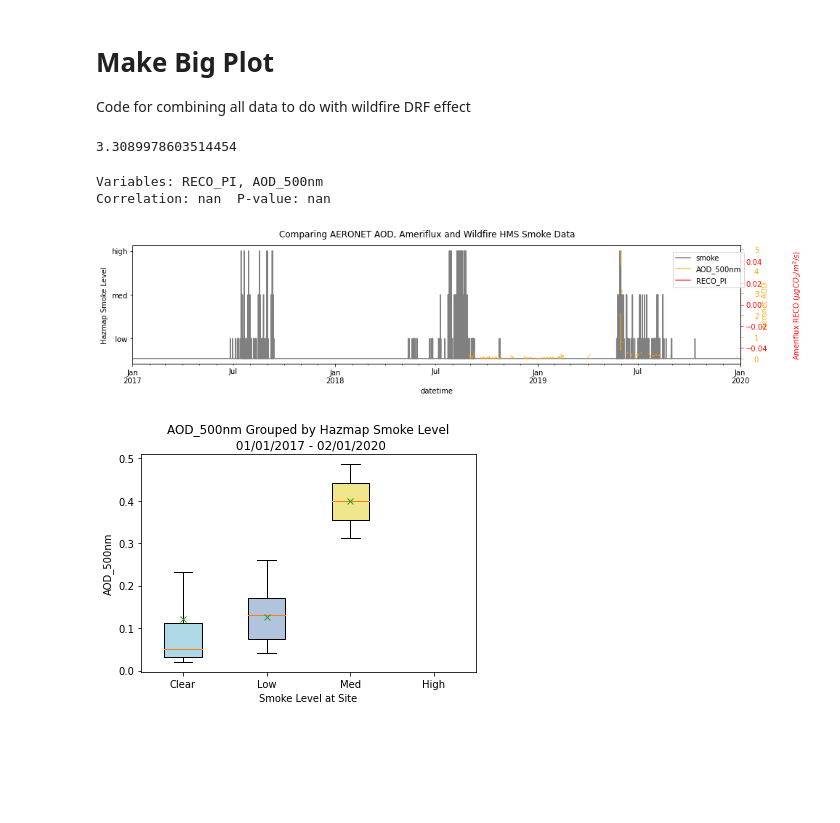
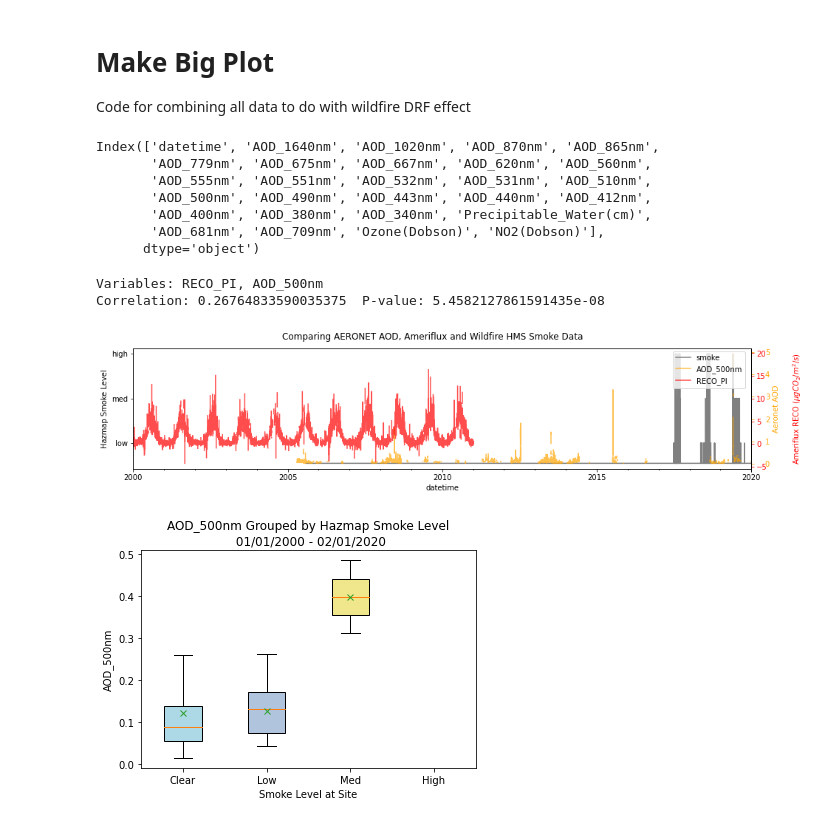
Before and after one commit to AndrewLoeppky/wildfire_drf, a Jupyter notebook: make_big_plot.ipynb, the cells around one changed output. Drawn from its saved outputs; the diff is of its cells as text; code cells hidden in the pictures; blank space fills up the shorter version.

```diff
--- a/make_big_plot.ipynb
+++ b/make_big_plot.ipynb
@@ -19,8 +19,18 @@ pd.options.display.max_rows = 10000
 ###############################################################
 
 # enter study start and end dates, formatted "dd/mm/yyyy"
-interval_start = "01/01/2017"
+interval_start = "01/01/2000"
 interval_end = "02/01/2020"
+
+# two variables would you like to run a spearman correlation on
+var1 = "RECO_PI"
+var2 = "AOD_500nm"
+
+# variable with which to make boxplots sorted by smoke lvl
+boxvar = "AOD_500nm"
+
+###############################################################
+###############################################################
 # %%
 # convert inputs to a pandas dataframe
 start = pd.to_datetime(interval_start, format="%d/%m/%Y")
@@ -42,6 +52,16 @@ hazmap["datetime"] = pd.to_datetime(hazmap["datetime"])
 
 fluxes = pd.read_csv(path_to_data + "OBS_ameriflux.csv")
 fluxes["datetime"] = pd.to_datetime(fluxes["datetime"])
+
+aeronet.keys()
+# %% [output]
+Index(['datetime', 'AOD_1640nm', 'AOD_1020nm', 'AOD_870nm', 'AOD_865nm',
+       'AOD_779nm', 'AOD_675nm', 'AOD_667nm', 'AOD_620nm', 'AOD_560nm',
+       'AOD_555nm', 'AOD_551nm', 'AOD_532nm', 'AOD_531nm', 'AOD_510nm',
+       'AOD_500nm', 'AOD_490nm', 'AOD_443nm', 'AOD_440nm', 'AOD_412nm',
+       'AOD_400nm', 'AOD_380nm', 'AOD_340nm', 'Precipitable_Water(cm)',
+       'AOD_681nm', 'AOD_709nm', 'Ozone(Dobson)', 'NO2(Dobson)'],
+      dtype='object')
 # %%
 # join all dataframes by date inside of spec interval
 full_dataset = interval_df.merge(aeronet, how="left", on="datetime")
@@ -52,10 +72,3 @@ full_dataset.to_csv("C:/Users/Owner/Wildfire_Smoke_Mckendry/data/out_data/drf_te
-# %%
-# calculate the covariance between any two variables
-cov = np.cov(full_dataset["smoke"], full_dataset["AOD_500nm"])
-
-cov[0,0]
-# %% [output]
-3.3089978603514454
 # %%
 def spearman_correlate(val1, val2):
     """
@@ -88,38 +101,37 @@ def spearman_correlate(val1, val2):
 # %%
 # plot the whole timeseries
 fig, ax1 = plt.subplots(figsize=(15,3))
 
 # hazmap
 full_dataset.plot("datetime", "smoke", ax=ax1, color="grey", legend=False)
 plt.yticks(ticks=[5,16,27], labels=["low", "med", "high"])
 ax1.set_ylabel("Hazmap Smoke Level")
 
 ax2 = ax1.twinx()
 full_dataset.plot("datetime", "AOD_500nm", ax=ax2, color="orange", alpha=0.7, legend=False)
 plt.yticks(color="orange")
 ax2.set_ylabel("Aeronet AOD", color="orange")
 ax2.tick_params(axis="y", color="orange", pad=15)
 
 ax3 = ax1.twinx()
 full_dataset.plot("datetime", "RECO_PI", ax=ax3, color="red", alpha=0.7, legend=False)
 plt.yticks(color="red")
 ax3.set_ylabel("Ameriflux RECO ($\mu g CO_2/m^2/s$)", color="red", labelpad=32)
 ax3.tick_params(axis="y", color="red")
 
 fig.suptitle("Comparing AERONET AOD, Ameriflux and Wildfire HMS Smoke Data")
 plt.figlegend(loc=(0.81,0.64))
 
-spearman_correlate("RECO_PI", "AOD_500nm")
+spearman_correlate(var1, var2)
 # %% [output]
 Variables: RECO_PI, AOD_500nm
-Correlation: nan  P-value: nan
+Correlation: 0.26764833590035375  P-value: 5.4582127861591435e-08
-[figure, old version]
+[figure, new version]
 # %%
 # make boxplots of [variable] over smoke levels 0, 1, 2, 3
-the_var = "AOD_500nm"  # replace this with whichever key you like
 
 # omit nan values and sort data by smoke level
-boxdata = full_dataset[np.isnan(full_dataset[the_var]) == False]
+boxdata = full_dataset[np.isnan(full_dataset[boxvar]) == False]
 boxdata_zero = boxdata[boxdata["smoke"] == 0]
 boxdata_low = boxdata[boxdata["smoke"] == 5]
 boxdata_med = boxdata[boxdata["smoke"] == 16]
@@ -129,17 +141,17 @@ boxdata_high = boxdata[boxdata["smoke"] == 27]
 fig, ax = plt.subplots()
 bplot = ax.boxplot(
     [
-        boxdata_zero[the_var],
-        boxdata_low[the_var],
-        boxdata_med[the_var],
-        boxdata_high[the_var],
+        boxdata_zero[boxvar],
+        boxdata_low[boxvar],
+        boxdata_med[boxvar],
+        boxdata_high[boxvar],
     ],
     labels=["Clear", "Low", "Med", "High"],
     patch_artist=True,
     boxprops={"facecolor": "red"},
     sym="",
     showmeans=True,
-    meanprops=dict(marker='x')
+    meanprops={"marker":'x'}
 )
 
 # fill with colors
@@ -148,8 +160,8 @@ for patch, color in zip(bplot["boxes"], colors):
     patch.set_facecolor(color)
 
 # do some labeling
-ax.set_title(f"{the_var} Grouped by Hazmap Smoke Level\n {interval_start} - {interval_end}")
+ax.set_title(f"{boxvar} Grouped by Hazmap Smoke Level\n {interval_start} - {interval_end}")
 ax.set_xlabel("Smoke Level at Site")
-ax.set_ylabel(the_var);
+ax.set_ylabel(boxvar);
 # %% [output]
-[figure, old version]
+[figure, new version]
```
Also changed, not shown: parts of 1 cell of this notebook, 3 other files.
